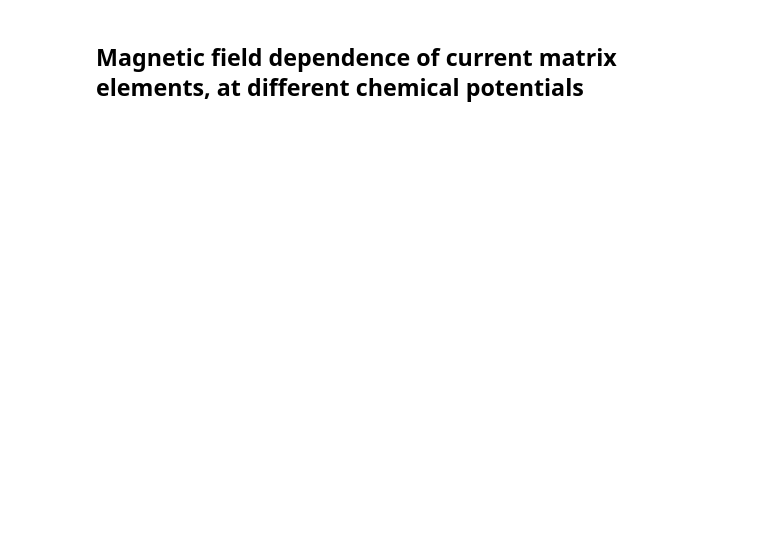
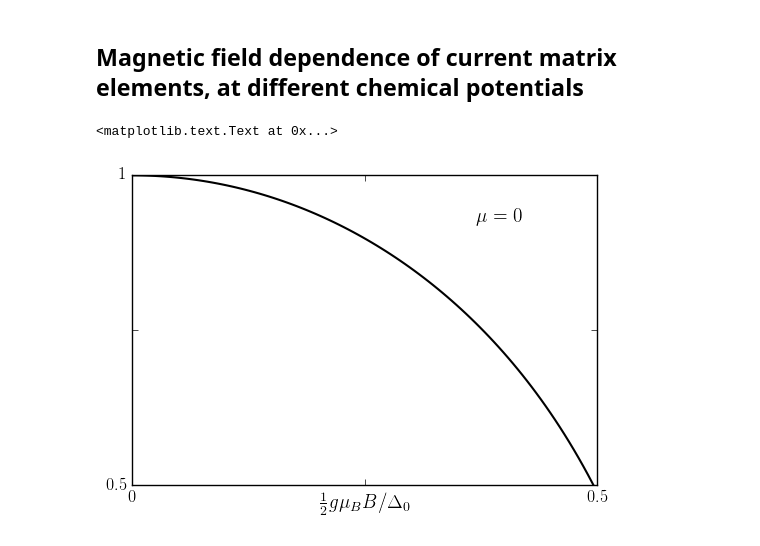
Before and after one commit to bernardvanheck/andreev_spectra, a Jupyter notebook: abs_numerics_and_figures.ipynb, the cells around one changed output. Cells and saved outputs as stored; diff of their text form; code cells hidden in the pictures; blank space fills up the shorter version.

```diff
--- a/abs_numerics_and_figures.ipynb
+++ b/abs_numerics_and_figures.ipynb
@@ -196,7 +195,7 @@ for (i, T) in enumerate(Ts):
     for (n, phi) in enumerate(phases):
         ens = energies_vs_phase_highmu[2].T[n]
         cur = currents_vs_phase_highmu[2].T[n]
-        js.append(awm.equilibrium_current(ens, cur[0], cur[1], 1, T))
+        js.append(awm.equilibrium_current(ens, cur[0], cur[1], T))
     c = cm.inferno(i/len(Ts), 1)
     sty = '--' if i==0 else '-'
     plt.plot(phases, js, color=c, ls=sty, lw=1.5, label=r'$k_BT/\Delta_0=%s$' % T)
@@ -266,6 +265,9 @@ for b in bs:
     es, js = awm.one_parameter_scan(p, "c", 1e-3, 1.5, 100, plot=False, nsamples=1000)
     energies_vs_b_pi.append(es)
     currents_vs_b_pi.append(js)
+# %%
+def ykos(p):
+    return p.tau**2 * (1-p.tau) * np.sin(p.phi/2)**4 / (1 - p.tau * np.sin(p.phi/2)**2)
 # %%
 bs = [0.1, 0.2, 0.3, 0.4]
 cs = np.linspace(1e-3, 1.5, 100)
@@ -291,6 +299,6 @@ ax.set_xticklabels([r"$0$", r"$0.5$", r"$1$", r"$1.5$"])
 # %%
 p = awm.SimpleNamespace(b=0.2, phi=np.pi, regime='high_so', c=0., tau=0.75)
-energies_vs_mu_at_high_mu, currents_vs_mu_at_high_mu = awm.one_parameter_scan(p, "c", 1, 10, 50, plot=True, nsamples=1000)
+energies_vs_mu_at_high_mu, currents_vs_mu_at_high_mu = awm.one_parameter_scan(p, "c", 1, 10, 50, plot=False, nsamples=1000)
 # %%
 cs = np.linspace(1, 10, 50)
 js = np.abs(currents_vs_mu_at_high_mu[2])
@@ -315,6 +329,23 @@ energies_vs_b_varying_mu = []
 currents_vs_b_varying_mu = []
 for c in cs:
     p.c = c
-    es, js = awm.one_parameter_scan(p, "b", 0., 0.5, 100, plot=True, nsamples=1000)
+    es, js = awm.one_parameter_scan(p, "b", 0., 0.5, 100, plot=False, nsamples=1000)
     energies_vs_b_varying_mu.append(es)
     currents_vs_b_varying_mu.append(js)
+# %%
+bs = np.linspace(0, 0.5, 100)
+cs = [0, 1, 2, 3]
+f, ax = plt.subplots()
+ax.plot(bs, np.abs(currents_vs_b_varying_mu[0][3])**2/ykos(p), linestyle='-', lw=1.5,
+        color='k')
+ax.text(0.37, 0.925, r'$\mu=0$', fontsize=14)
+ax.set_xlim([0, 0.5])
+ax.set_xticks([0, 0.25, 0.5])
+ax.set_xticklabels([r'$0$', '', r'$0.5$'], fontsize=12)
+ax.set_ylim([0.5, 1])
+ax.set_yticks([0.5, 0.75, 1])
+ax.set_yticklabels([r'$0.5$', '', r'$1$'], fontsize=12)
+ax.set_xlabel(r"$\frac{1}{2}g\mu_B B/\Delta_0$", fontsize=14, labelpad=-7)
+# %% [output]
+<matplotlib.text.Text at 0x...>
+[figure, added]
```
Also changed, not shown: parts of 7 cells of this notebook.
